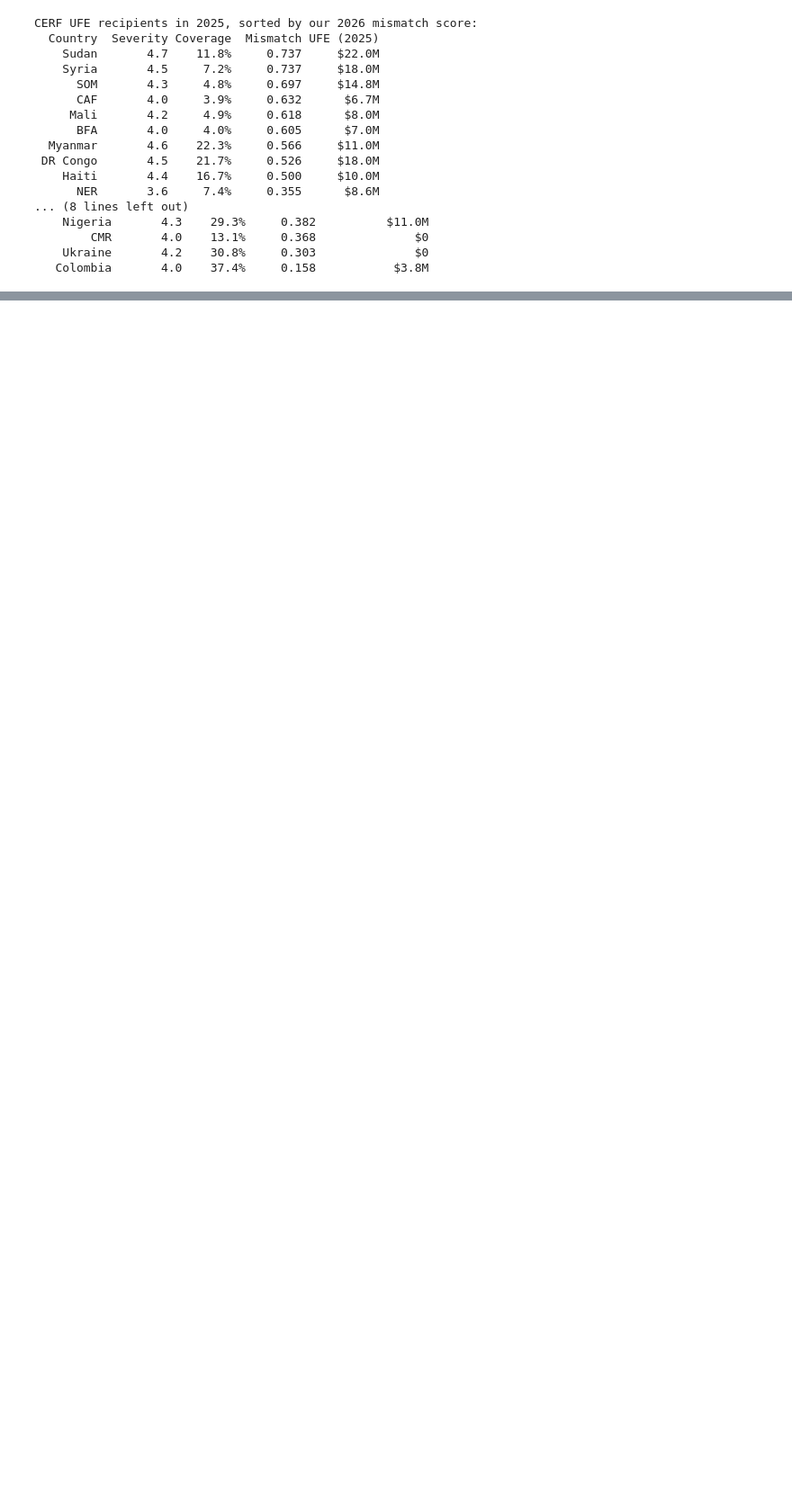
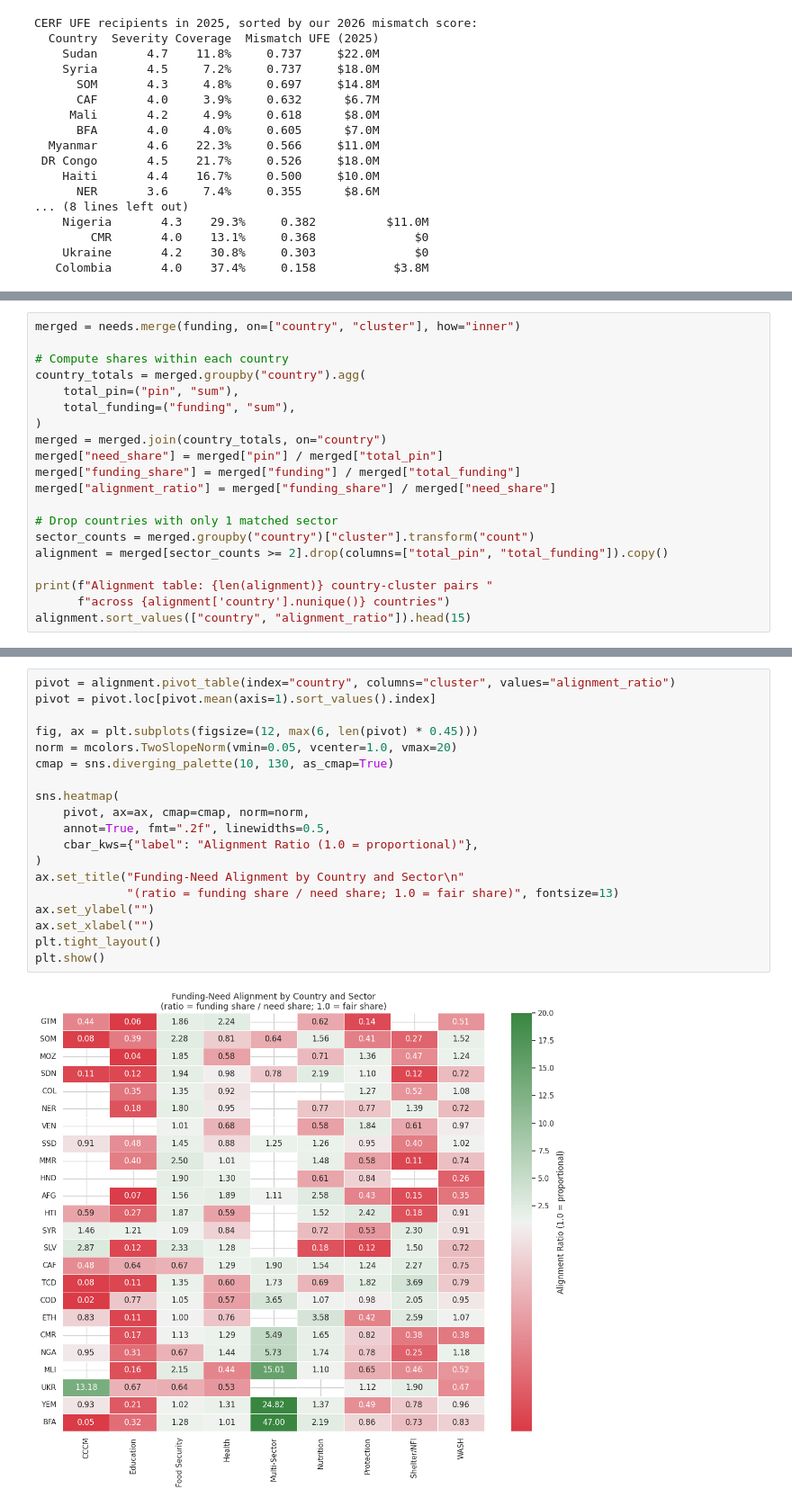
Before and after one commit to USER-397X/OCHA, a Jupyter notebook: stroopwafel.ipynb, the cells around one changed output, grey strips where cells are left out. Shown at 90% size. Cells and saved outputs as stored; diff of their text form; blank space fills up the shorter version.

```diff
--- a/stroopwafel.ipynb
+++ b/stroopwafel.ipynb
@@ -2277,0 +2504,20 @@ CERF UFE recipients in 2025, sorted by our 2026 mismatch score:
+# %%
+merged = needs.merge(funding, on=["country", "cluster"], how="inner")
+
+# Compute shares within each country
+country_totals = merged.groupby("country").agg(
+    total_pin=("pin", "sum"),
+    total_funding=("funding", "sum"),
+)
+merged = merged.join(country_totals, on="country")
+merged["need_share"] = merged["pin"] / merged["total_pin"]
+merged["funding_share"] = merged["funding"] / merged["total_funding"]
+merged["alignment_ratio"] = merged["funding_share"] / merged["need_share"]
+
+# Drop countries with only 1 matched sector
+sector_counts = merged.groupby("country")["cluster"].transform("count")
+alignment = merged[sector_counts >= 2].drop(columns=["total_pin", "total_funding"]).copy()
+
+print(f"Alignment table: {len(alignment)} country-cluster pairs "
+      f"across {alignment['country'].nunique()} countries")
+alignment.sort_values(["country", "alignment_ratio"]).head(15)
@@ -2277,0 +2578,21 @@ CERF UFE recipients in 2025, sorted by our 2026 mismatch score:
+# %%
+pivot = alignment.pivot_table(index="country", columns="cluster", values="alignment_ratio")
+pivot = pivot.loc[pivot.mean(axis=1).sort_values().index]
+
+fig, ax = plt.subplots(figsize=(12, max(6, len(pivot) * 0.45)))
+norm = mcolors.TwoSlopeNorm(vmin=0.05, vcenter=1.0, vmax=20)
+cmap = sns.diverging_palette(10, 130, as_cmap=True)
+
+sns.heatmap(
+    pivot, ax=ax, cmap=cmap, norm=norm,
+    annot=True, fmt=".2f", linewidths=0.5,
+    cbar_kws={"label": "Alignment Ratio (1.0 = proportional)"},
+)
+ax.set_title("Funding-Need Alignment by Country and Sector\n"
+             "(ratio = funding share / need share; 1.0 = fair share)", fontsize=13)
+ax.set_ylabel("")
+ax.set_xlabel("")
+plt.tight_layout()
+plt.show()
+# %% [output]
+[figure, added]
```
Also changed, not shown: parts of 26 cells of this notebook.
